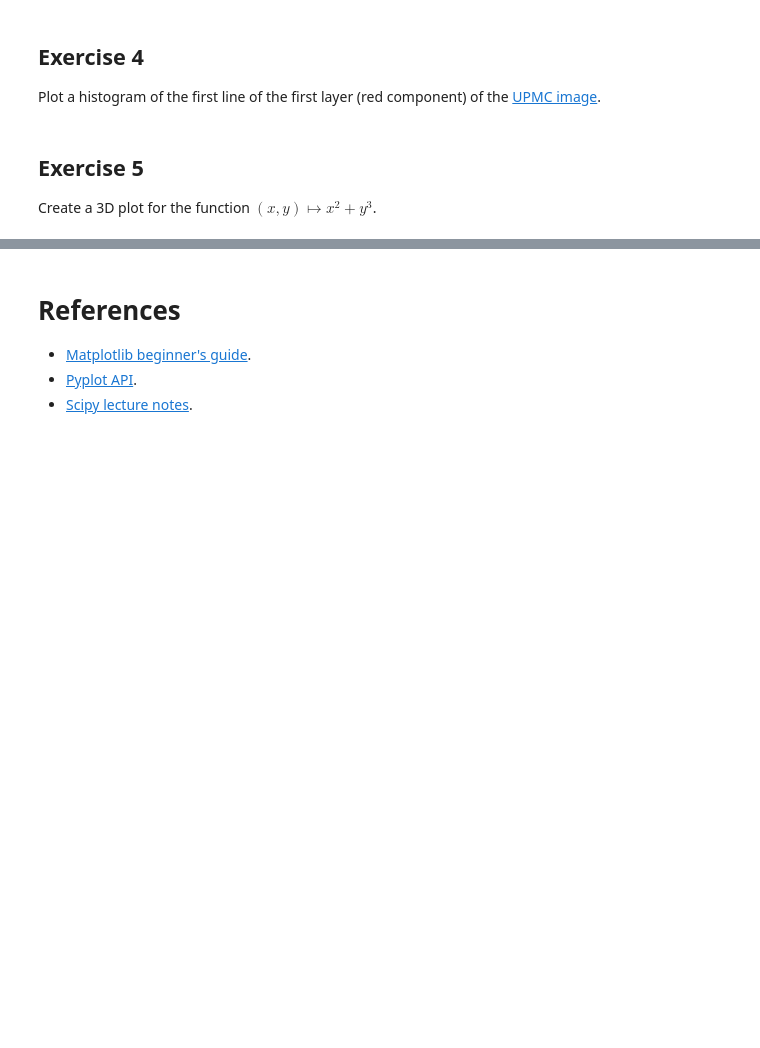
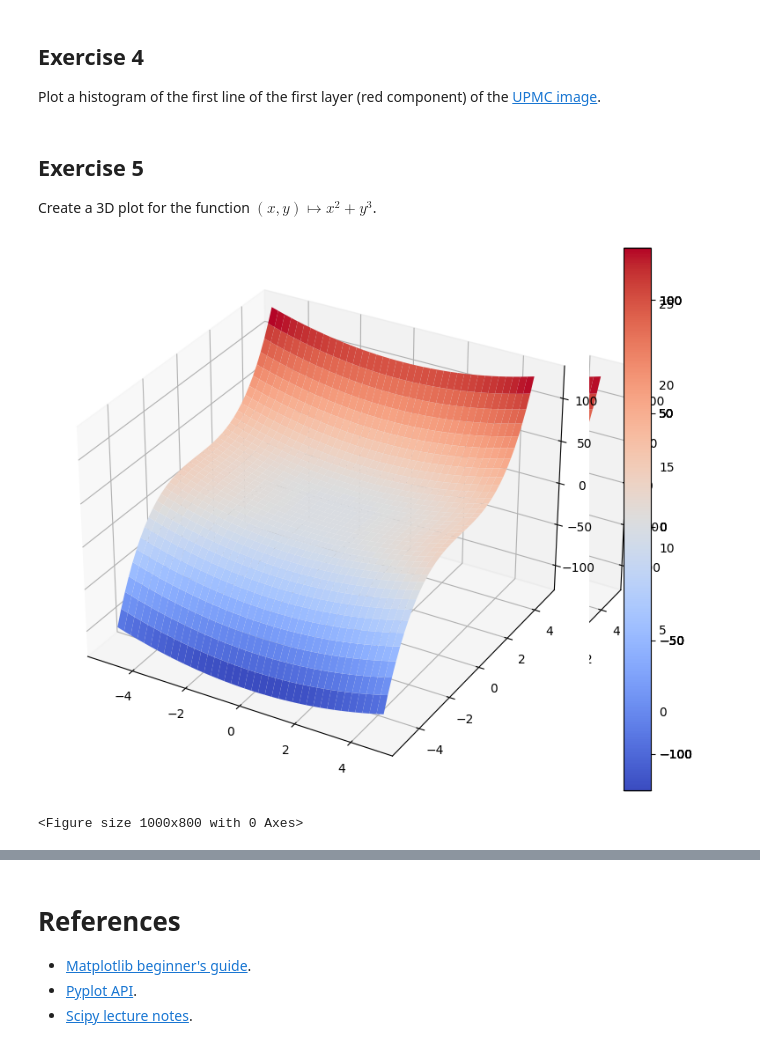
Before and after one commit to dgalemb/STASC, a Jupyter notebook: Plotting.ipynb, the cells around one changed output, grey strips where cells are left out. Cells and saved outputs as stored; diff of their text form; code cells hidden in the pictures; blank space fills up the shorter version.

```diff
--- a/Plotting.ipynb
+++ b/Plotting.ipynb
@@ -1023,3 +1059,26 @@ Create a 3D plot for the function $(x, y) \mapsto x^2 + y^3$.
+# %%
+# Answer
+from matplotlib import cm
+from mpl_toolkits.mplot3d import Axes3D
+from numpy import meshgrid
+
+x = arange(-5, 5, 0.25)
+y = arange(-5, 5, 0.25)
+X, Y = meshgrid(x, y)
+Z = X**2 + Y**3
+
+ig = plt.figure(figsize=(10, 8))
+ax = fig.add_subplot(1, 1, 1, projection='3d')
+
+# Plot
+surf = ax.plot_surface(X, Y, Z, rstride=1, cstride=1, cmap=cm.coolwarm, linewidth=0)
+
+# Colorbar
+fig.colorbar(surf)
+fig
+# %% [output]
+[figure, added]
+<Figure size 1000x800 with 0 Axes>
 # %% [markdown]
 ## Exercise 6 <a id="part5sec6"></a>
 Create a figure similar to Kandinsky's painture, called *several circles*.
```
Also changed, not shown: parts of 35 cells of this notebook.
